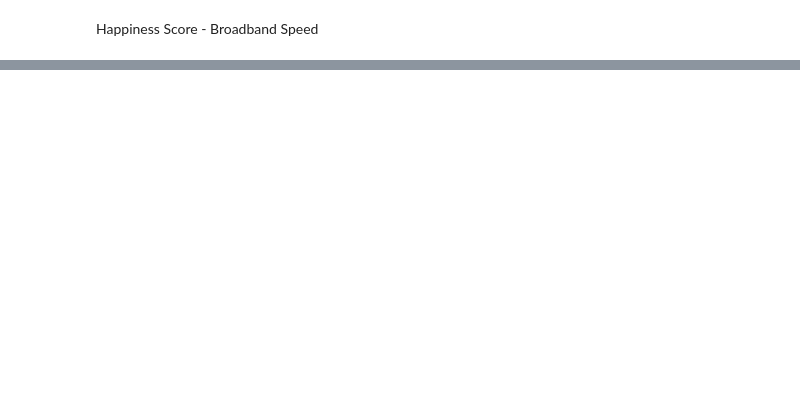
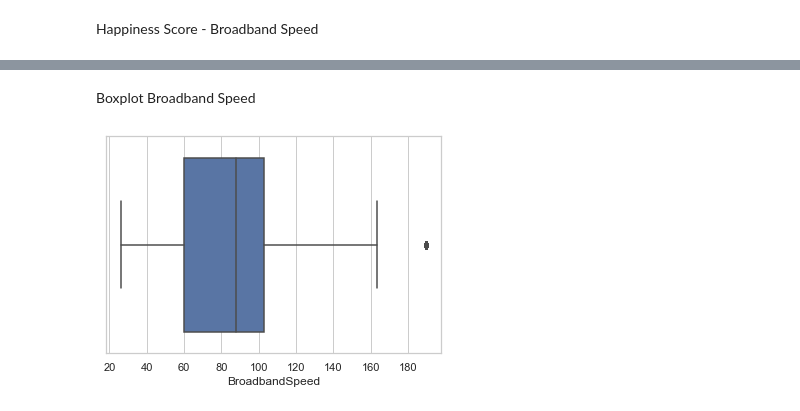
Before and after one commit to Gr4ph1xZ/DataAnalysisAndMachineLearningInternetSpeed, a Jupyter notebook: python/notebook.ipynb, the cells around one changed output, grey strips where cells are left out. Cells and saved outputs as stored; diff of their text form; code cells hidden in the pictures; blank space fills up the shorter version.

```diff
--- a/python/notebook.ipynb
+++ b/python/notebook.ipynb
@@ -178,0 +213,8 @@ plt.show()
+# %% [markdown]
+Boxplot Broadband Speed
+# %%
+plotBroadBand = sns.boxplot(x=dataset['BroadbandSpeed'])
+plotBroadBand.get_figure().savefig(r'..\output\Broadband Speed Boxplot.png')
+plt.show()
+# %% [output]
+[figure, added]
```
Also changed, not shown: parts of 23 cells of this notebook.
